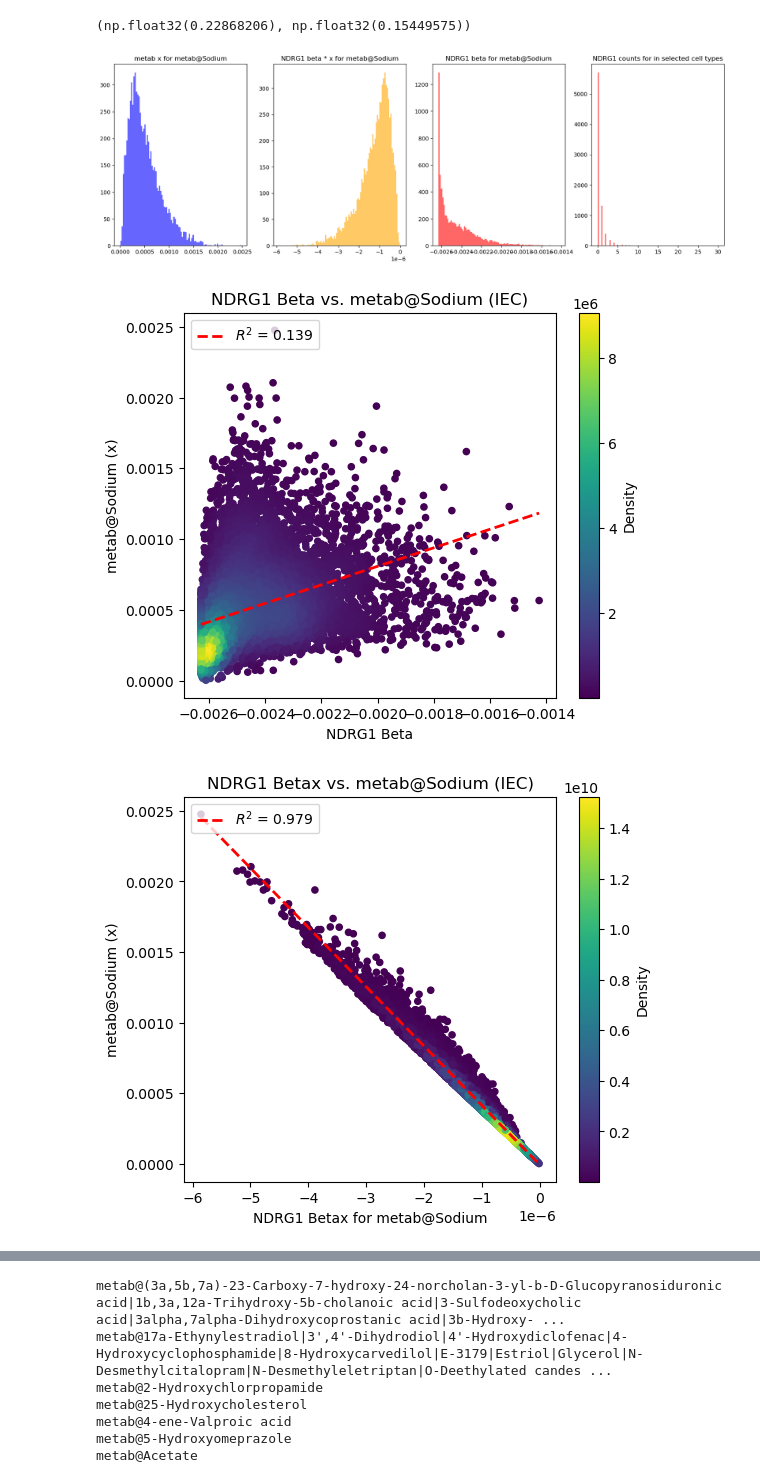
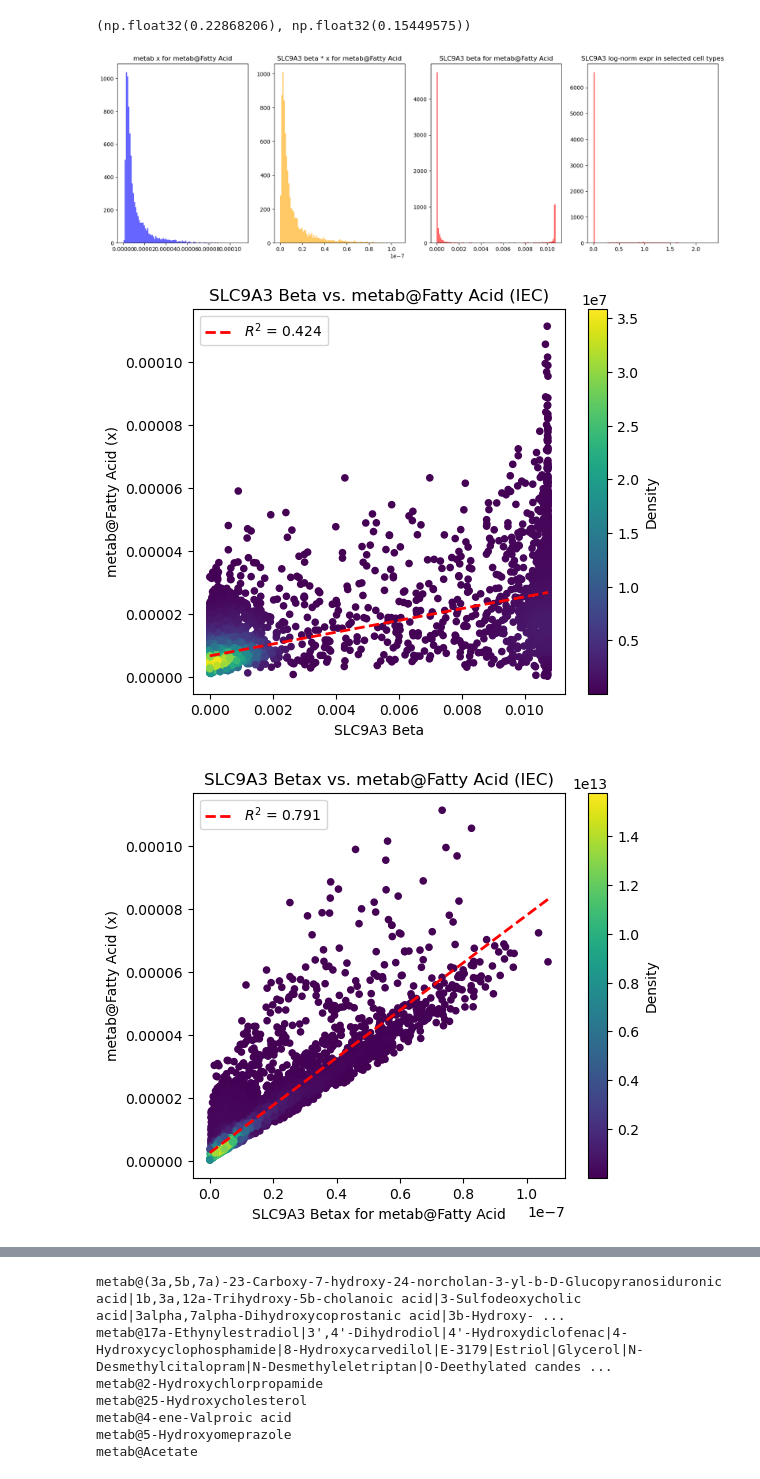
Before and after one commit to fosterea/MetabTravLR, a Jupyter notebook: metab_processing/Analysis/Foster/alexi_uc_NDRG1.ipynb, the cells around one changed output, grey strips where cells are left out. Drawn from its saved outputs; the diff is of its cells as text; code cells hidden in the pictures.

```diff
--- a/metab_processing/Analysis/Foster/alexi_uc_NDRG1.ipynb
+++ b/metab_processing/Analysis/Foster/alexi_uc_NDRG1.ipynb
@@ -225,9 +225,10 @@ MY_GENE = 'NDRG1'
 # MY_GENE = 'MYC'
 # MY_GENE = 'SCNN1A'
 # MY_GENE = 'CD3E'
+MY_GENE = 'SLC9A3'
 MY_METAB = 'metab@Sodium'
 # MY_METAB = 'metab@Water'
-# MY_METAB = 'metab@Fatty Acid'
+MY_METAB = 'metab@Fatty Acid'
 
 
 def get_metab_x_modulator(adata, modulator, tier, cell_types=None):
@@ -290,34 +291,34 @@ def plot_density_scatter(x_data, y_data, xlabel="X", ylabel="Y", title="Density
     ax.set_ylabel(ylabel)
     ax.set_title(title)
     ax.legend(loc='upper left')
 
     plt.colorbar(sc, ax=ax, label='Density')
     plt.show()
 
 plot_density_scatter(
     x_data=data_beta,
     y_data=data_metab,
     xlabel=f'{MY_GENE} Beta',
     ylabel=f'{MY_METAB} (x)',
     title=f'{MY_GENE} Beta vs. {MY_METAB} (IEC)'
 )
 
 plot_density_scatter(
     x_data=data_betax,
     y_data=data_metab,
     xlabel=f'{MY_GENE} Betax for {MY_METAB}',
     ylabel=f'{MY_METAB} (x)',
     title=f'{MY_GENE} Betax vs. {MY_METAB} (IEC)'
 )
 
 plot_density_scatter(
     x_data=data_betax,
     y_data=data_target,
     xlabel=f'{MY_GENE} Betax for {MY_METAB}',
     ylabel=f'{MY_GENE}',
-    title=f'{MY_GENE} Betax vs. {MY_GENE} (IEC)'
+    title=f'log({MY_GENE}) {MY_METAB} Betax vs. {MY_GENE} (IEC)'
 )
 # %% [output]
-[figure, old version]
+[figure, new version]
-[figure, old version]
+[figure, new version]
-[figure, old version]
+[figure, new version]
```
Also changed, not shown: parts of 4 cells of this notebook.
